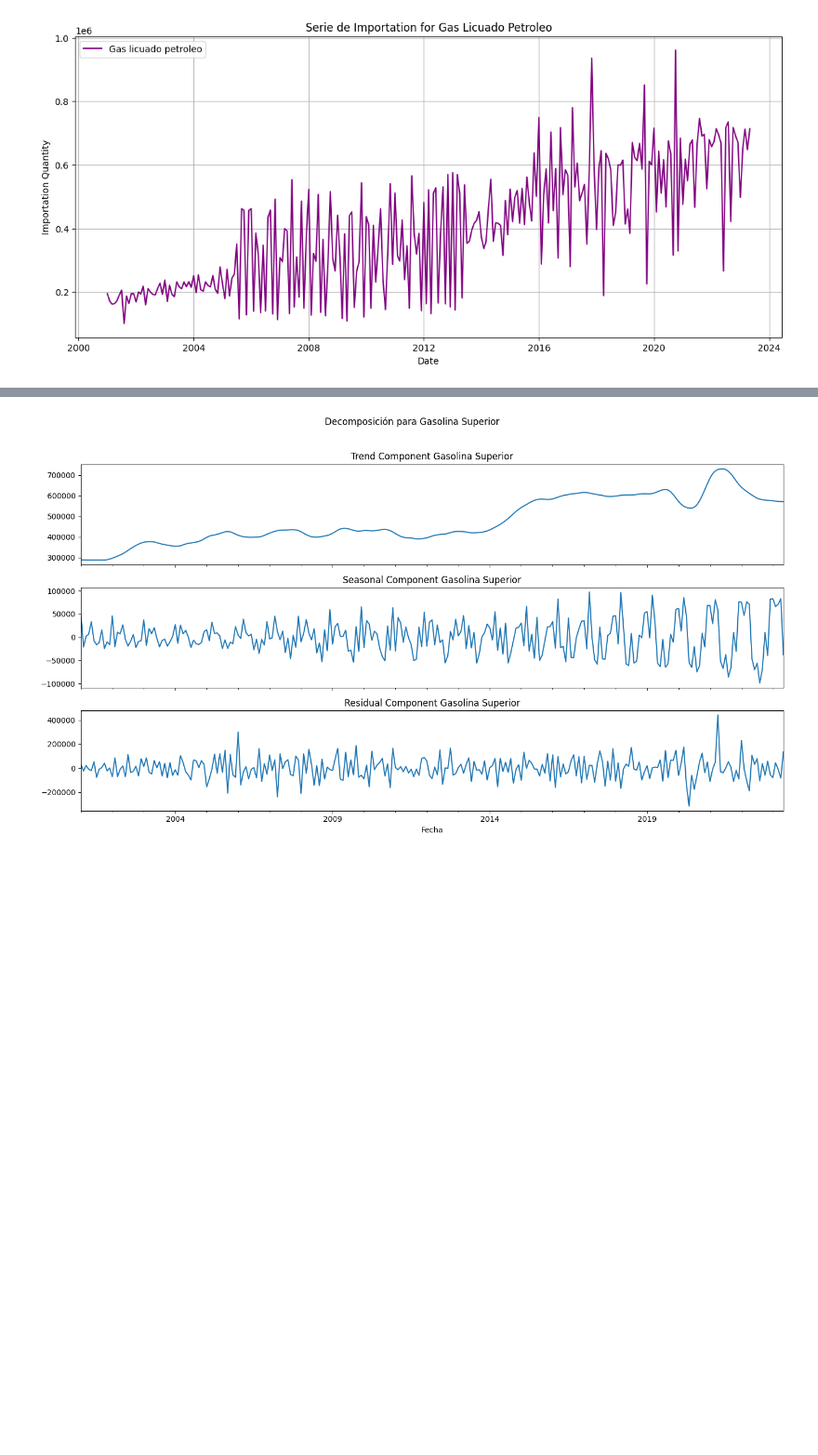
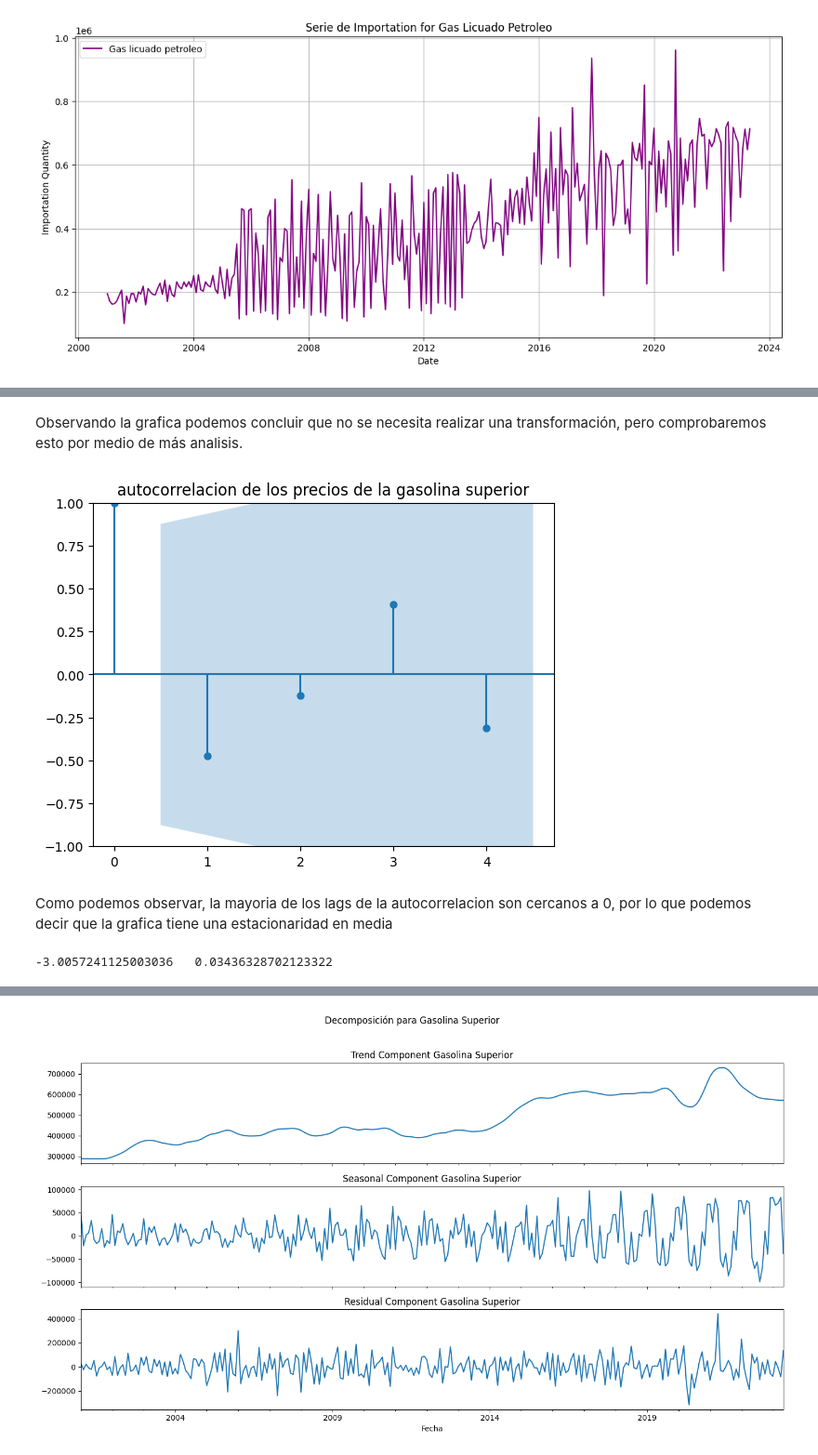
Before and after one commit to CrisLayB/DataScience_Lab02, a Jupyter notebook: ConsumoGasolina.ipynb, the cells around one changed output, grey strips where cells are left out. Shown at 93% size. Drawn from its saved outputs; the diff is of its cells as text; code cells hidden in the pictures; blank space fills up the shorter version.

```diff
--- a/ConsumoGasolina.ipynb
+++ b/ConsumoGasolina.ipynb
@@ -167,0 +199,31 @@ plt.show()
+# %% [markdown]
+Observando la grafica podemos concluir que no se necesita realizar una transformación, pero comprobaremos esto por medio de más analisis.
+# %%
+#Grafica de autocorrelacion de los precios de la gasolina superior
+plot_acf(gasolina_superior_price_series, lags=4)
+plt.title('autocorrelacion de los precios de la gasolina superior')
+plt.show()
+# %% [output]
+[figure, added]
+# %% [markdown]
+Como podemos observar, la mayoria de los lags de la autocorrelacion son cercanos a 0, por lo que podemos decir que la grafica tiene una estacionaridad en media
+# %%
+#Dickey-Fuller Aumentado
+from statsmodels.tsa.stattools import adfuller
+
+adf_result = adfuller(gasolina_superior_price_series)
+
+adf_statistic = adf_result[0]
+adf_p_value = adf_result[1]
+
+adf_statistic, adf_p_value
+adf_critical_values = adf_result[4]
+
+adf_critical_values_1_5_10 = {
+    "1%": adf_critical_values["1%"],
+    "5%": adf_critical_values["5%"],
+    "10%": adf_critical_values["10%"],
+}
+print(adf_statistic," ", adf_p_value)
+# %% [output]
+-3.0057241125003036   0.03436328702123322
```
Also changed, not shown: parts of 13 cells of this notebook.
